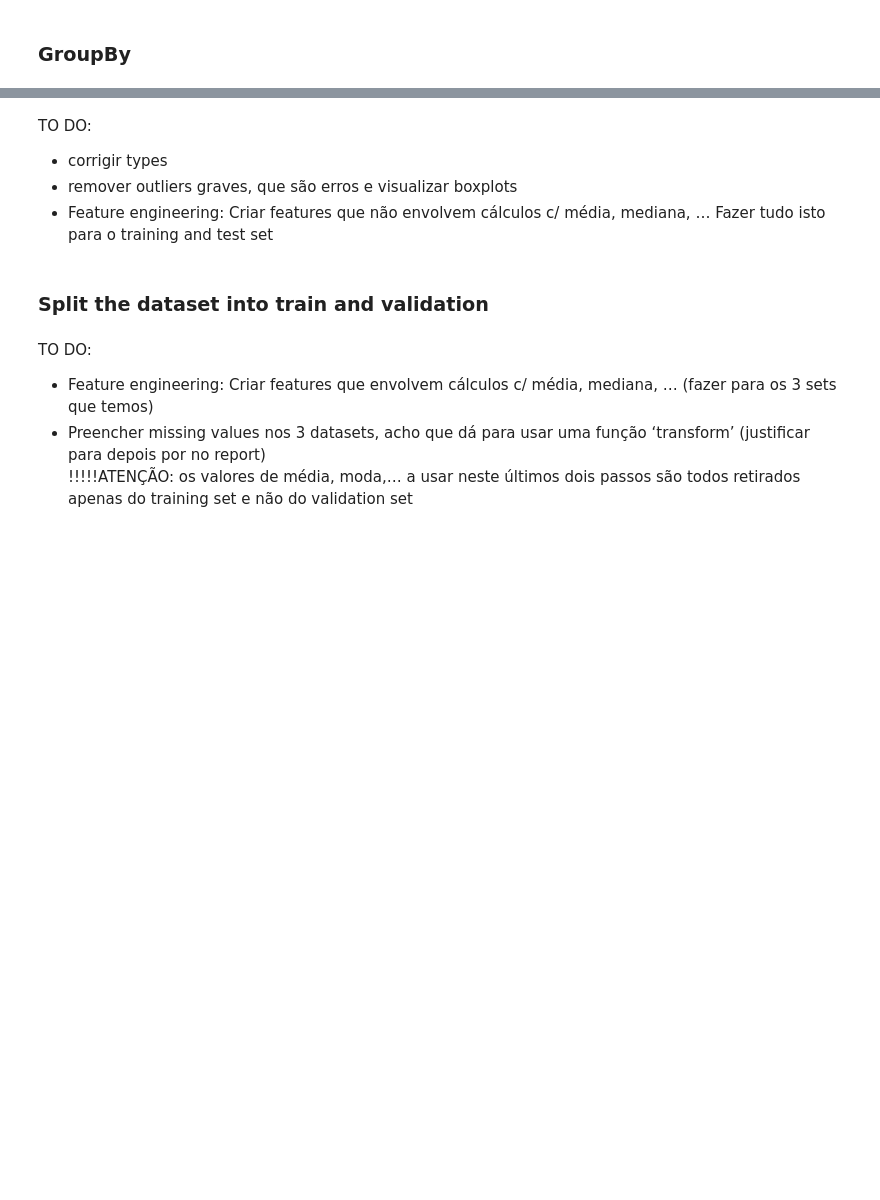
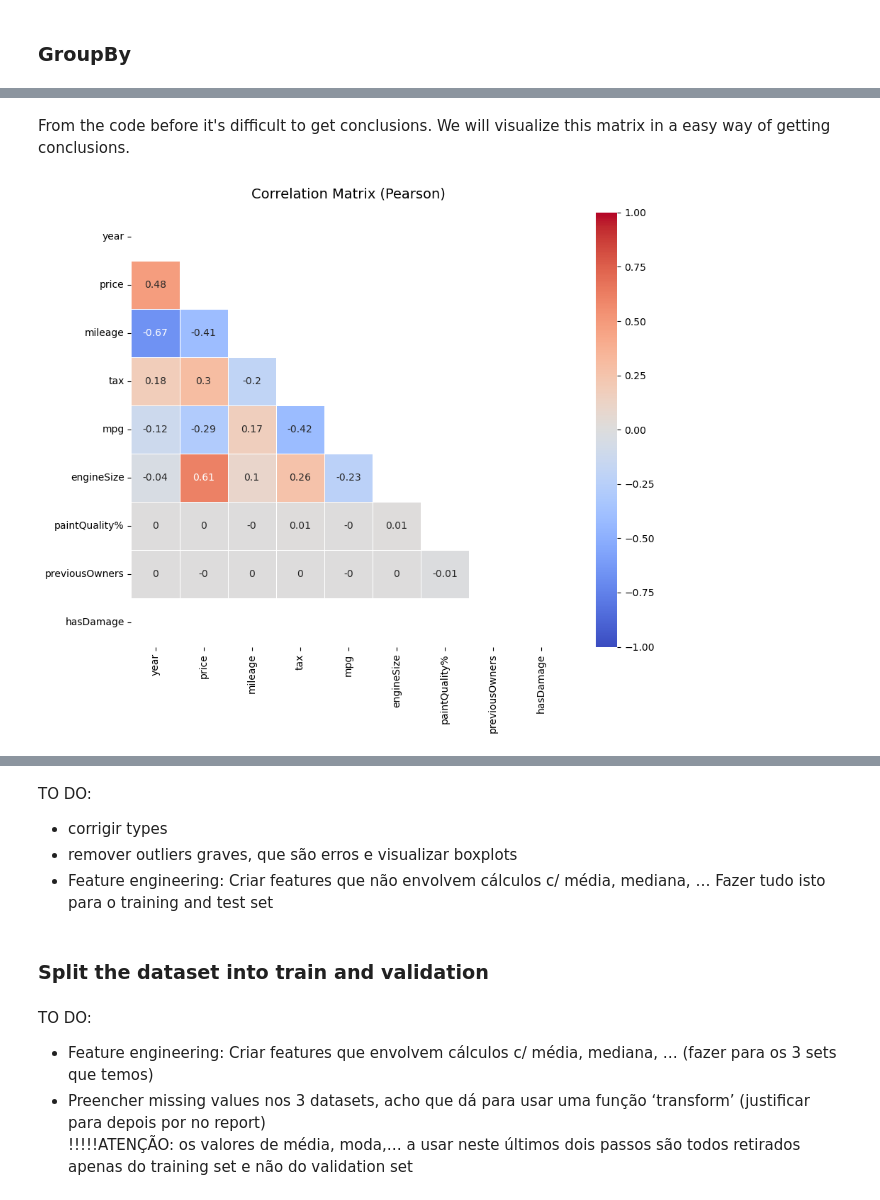
Before and after one commit to mariamiguel720/Machine-Learning-Project-25-26, a Jupyter notebook: notebooks/Notebook_primeira_entrega_ML.ipynb, the cells around one changed output, grey strips where cells are left out. Cells and saved outputs as stored; diff of their text form; code cells hidden in the pictures; blank space fills up the shorter version.

Commit message:
Acabar EDA(training) 27/10

```diff
--- a/notebooks/Notebook_primeira_entrega_ML.ipynb
+++ b/notebooks/Notebook_primeira_entrega_ML.ipynb
@@ -269,4 +272,5 @@ Comments on the results above for each feature:
 ### Check for duplicates
 # %%
 train.duplicated().sum()
-#We conclude that there aren't any duplicates on the whole table
+#We conclude there are 4 duplicates in the whole table and we decided to remove them
+train = train.drop_duplicates()
@@ -327,0 +416,3 @@ train.groupby('hasDamage')['paintQuality%'].mean()
+# %%
+numeric_features = train.select_dtypes(include=['int64', 'float64'])
+numeric_features.corr(method="pearson")
@@ -327,0 +430,28 @@ train.groupby('hasDamage')['paintQuality%'].mean()
+# %% [markdown]
+From the code before it's difficult to get conclusions. We will visualize this matrix in a easy way of getting conclusions.
+# %%
+corr = numeric_features.corr(method="pearson").round(2)
+
+# Create a mask for the upper triangle
+mask = np.triu(np.ones_like(corr, dtype=bool))
+
+# Visualize correlation matrix
+fig = plt.figure(figsize=(10, 8))
+
+sns.heatmap(
+    corr,
+    mask=mask,                # hide upper triangle
+    annot=True,               # show values
+    cmap="coolwarm",          # divergent color map
+    center=0,                 # center colormap in 0
+    linewidths=0.5,           # lines between cells to help visualization
+    vmin=-1, vmax=1,          # fix scale
+    square=True               # make cells square-shaped
+)
+
+
+plt.title("Correlation Matrix (Pearson)", fontsize=14, pad=15)
+plt.tight_layout() # improve layout by reducing overlaps
+plt.show()
+# %% [output]
+[figure, added]
```
Also changed, not shown: parts of 31 cells of this notebook.
